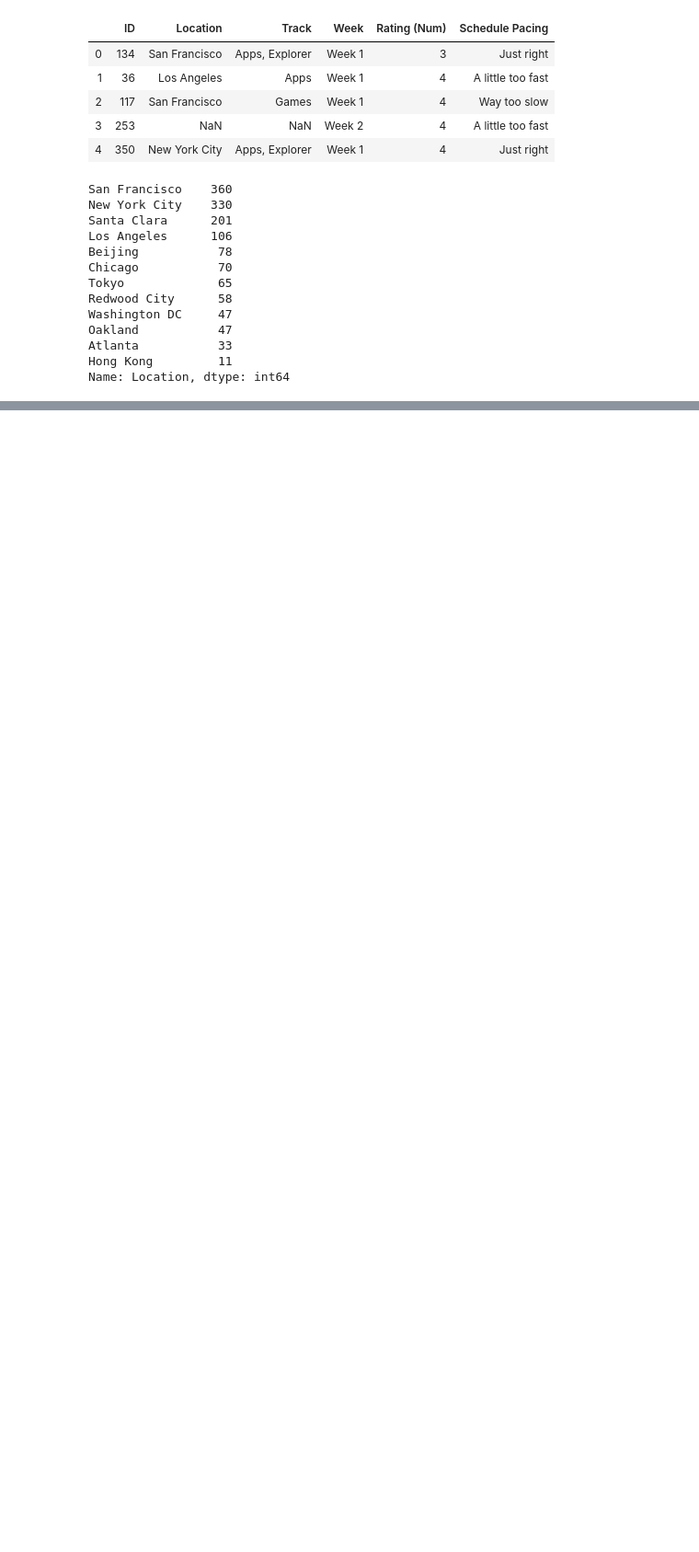
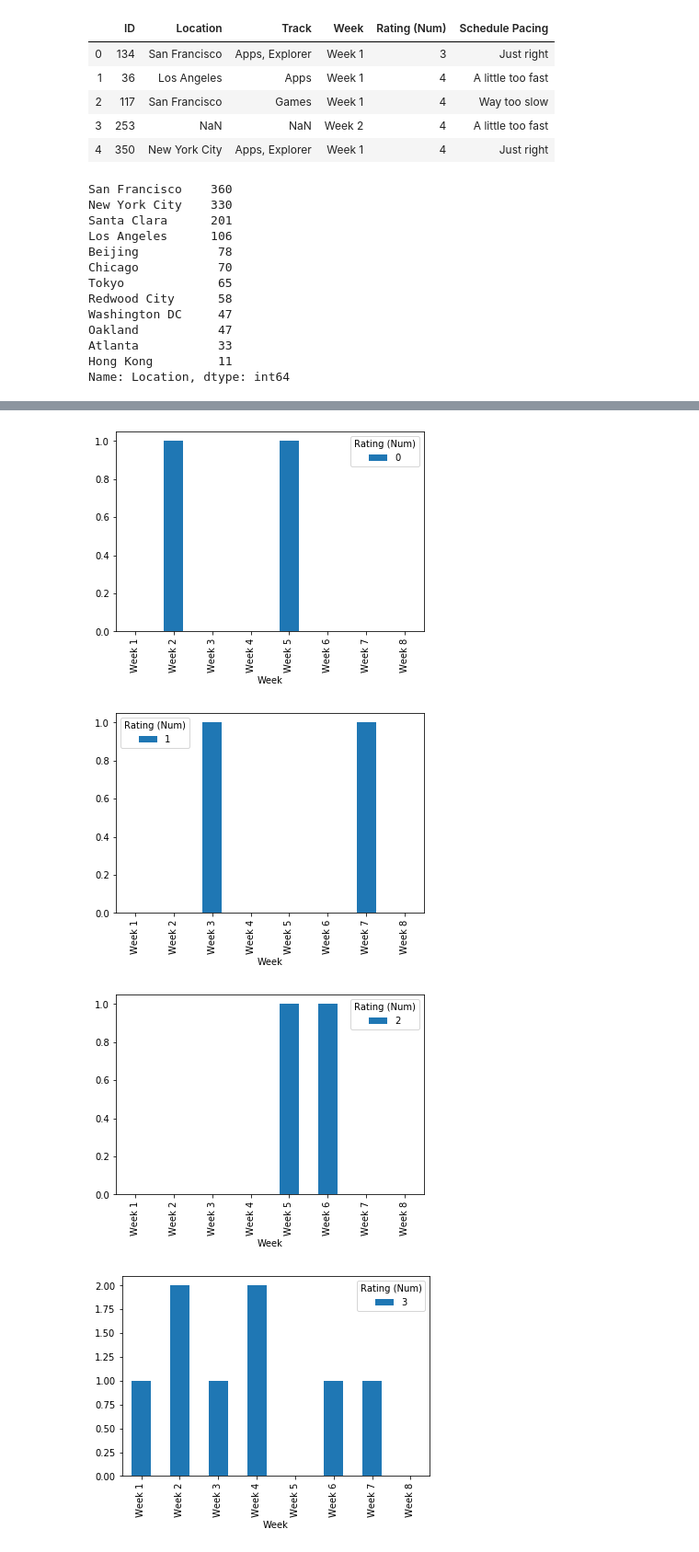
Before and after one commit to APNovichkov/pandas-datascience, a Jupyter notebook: projects/NPS-project/nps_project.ipynb, the cells around one changed output, grey strips where cells are left out. Shown: that part at 92% size. Cells and saved outputs as stored; diff of their text form; code cells hidden in the pictures; blank space fills up the shorter version.

```diff
--- a/projects/NPS-project/nps_project.ipynb
+++ b/projects/NPS-project/nps_project.ipynb
@@ -200,0 +373,4 @@ df.groupby(['Location'])
+# %%
+or_by_week = df.sort_values('Week')
+# %%
+or_by_week = or_by_week[['Week', 'Rating (Num)']]
@@ -200,0 +386,5 @@ df.groupby(['Location'])
+# %%
+or_by_week_group = or_by_week.groupby('Week')['Rating (Num)'].value_counts().unstack()
+# %%
+or_by_week_group = or_by_week_group.fillna(0)
+or_by_week_group
@@ -200,0 +402,8 @@ df.groupby(['Location'])
+# %%
+for col in or_by_week_group.columns:
+    or_by_week_group[[col]].plot(kind='bar')
+# %% [output]
+[figure, added]
+[figure, added]
+[figure, added]
+[figure, added]
```
Also changed, not shown: parts of 75 cells of this notebook.
